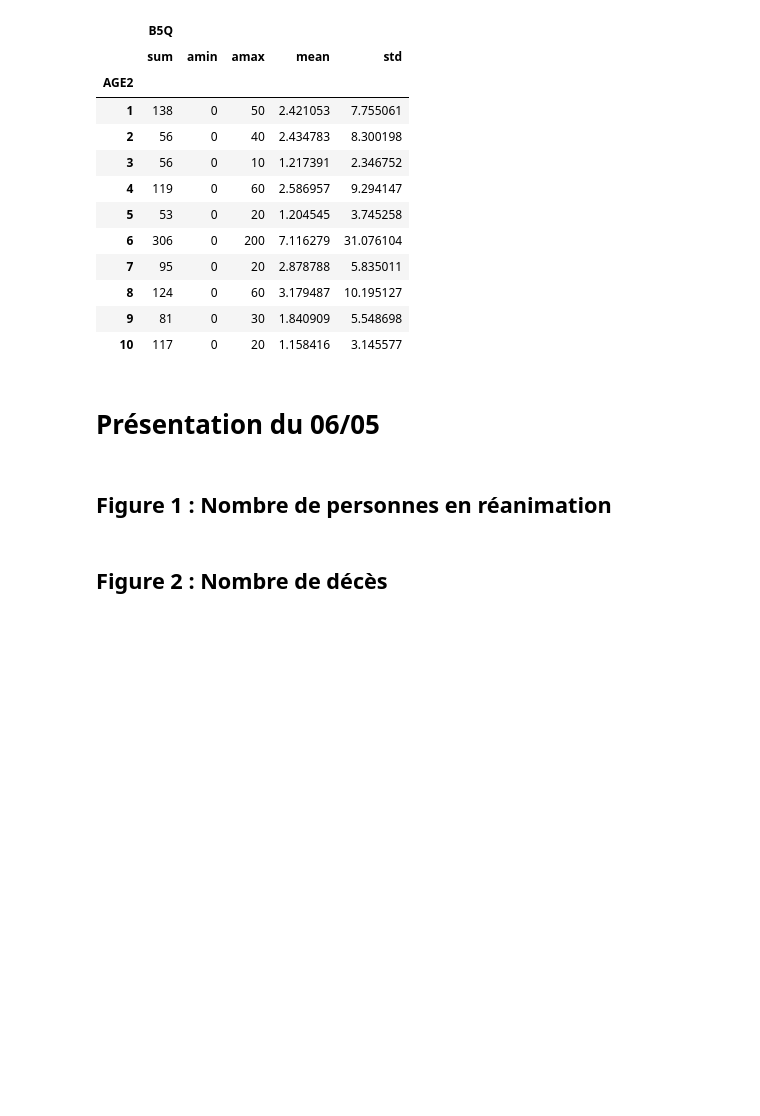
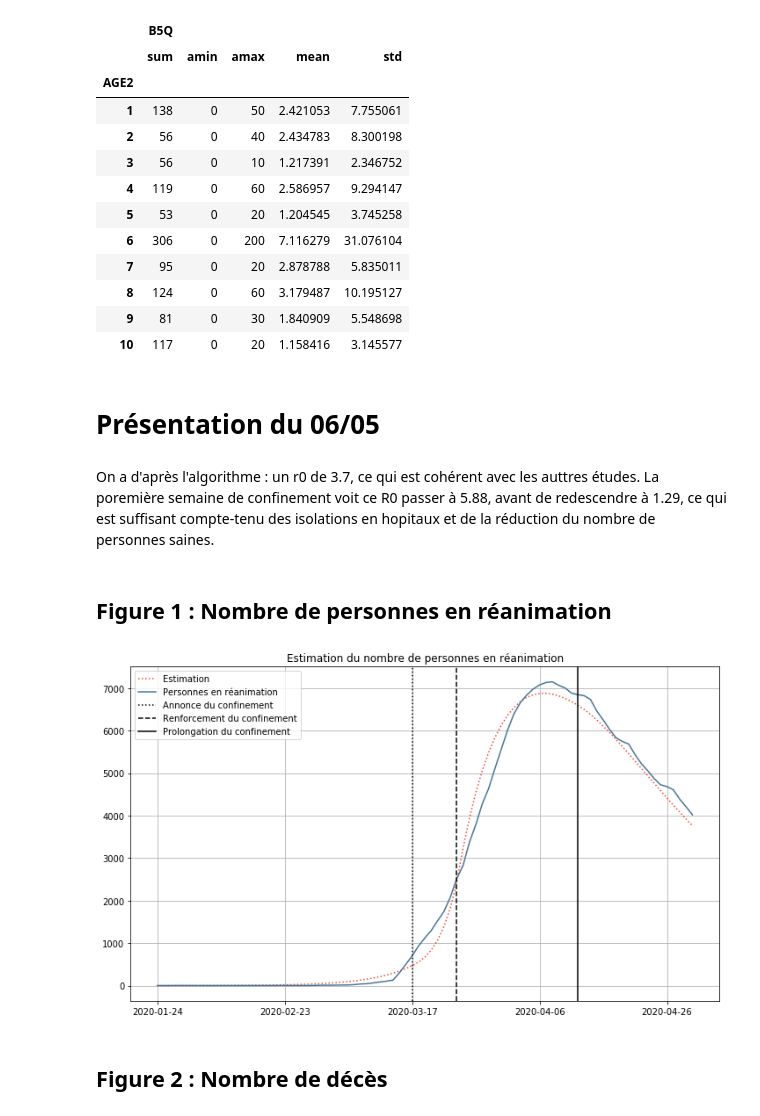
Before and after one commit to cristal-smac/covid, a Jupyter notebook: covid_simulation.ipynb, the cells around one changed output. Drawn from its saved outputs; the diff is of its cells as text; code cells hidden in the pictures; blank space fills up the shorter version.

Commit message:
Titres des figures

```diff
--- a/covid_simulation.ipynb
+++ b/covid_simulation.ipynb
@@ -1240,3 +1238,5 @@ On a d'après l'algorithme : un r0 de 3.7, ce qui est cohérent avec les auttres
+# %% [markdown]
+On a d'après l'algorithme : un r0 de 3.7, ce qui est cohérent avec les auttres études. La poremière semaine de confinement voit ce R0 passer à 5.88, avant de redescendre à 1.29, ce qui est suffisant compte-tenu des isolations en hopitaux et de la réduction du nombre de personnes saines.
 # %%
 tauxInfecteInitial = candidat[-5]
 tauxGraves = candidat[-4]
@@ -1262,15 +1262,18 @@ SIGRM_increment(S, I, G, R, M, liste_taux, tauxRemis, tauxGraves, tauxRemisGrave
 # %%
 fig, ax = plt.subplots(figsize=(12,7))
 
 plt.plot(np.array(G)*67000000, label="Estimation", color=couleur_b, linestyle='dotted')
 plt.plot(data_objectif_ministere[2]*67000000, label="Personnes en réanimation", color=couleur_a)
 plt.axvline(x=40, label="Annonce du confinement", color='black', linestyle=':')
 plt.axvline(x=47, label="Renforcement du confinement", color='black', linestyle='--')
 plt.axvline(x=66, label="Prolongation du confinement", color='black', linestyle='-')
 plt.xticks([0, 20, 40, 60, 80], (data['date'][0], data['date'][20], data['date'][40], data['date'][60], data['date'][80]))
+plt.title("Estimation du nombre de personnes en réanimation")
 plt.legend()
 plt.grid()
-plt.savefig("figure1.jpg", dpi=dpi)
+plt.savefig("slides/figure1.jpg", dpi=dpi)
+# %% [output]
+[figure, added]
 # %% [markdown]
 ## Figure 2 : Nombre de décès
 # %%
```
Also changed, not shown: parts of 9 cells of this notebook, 6 other files.
